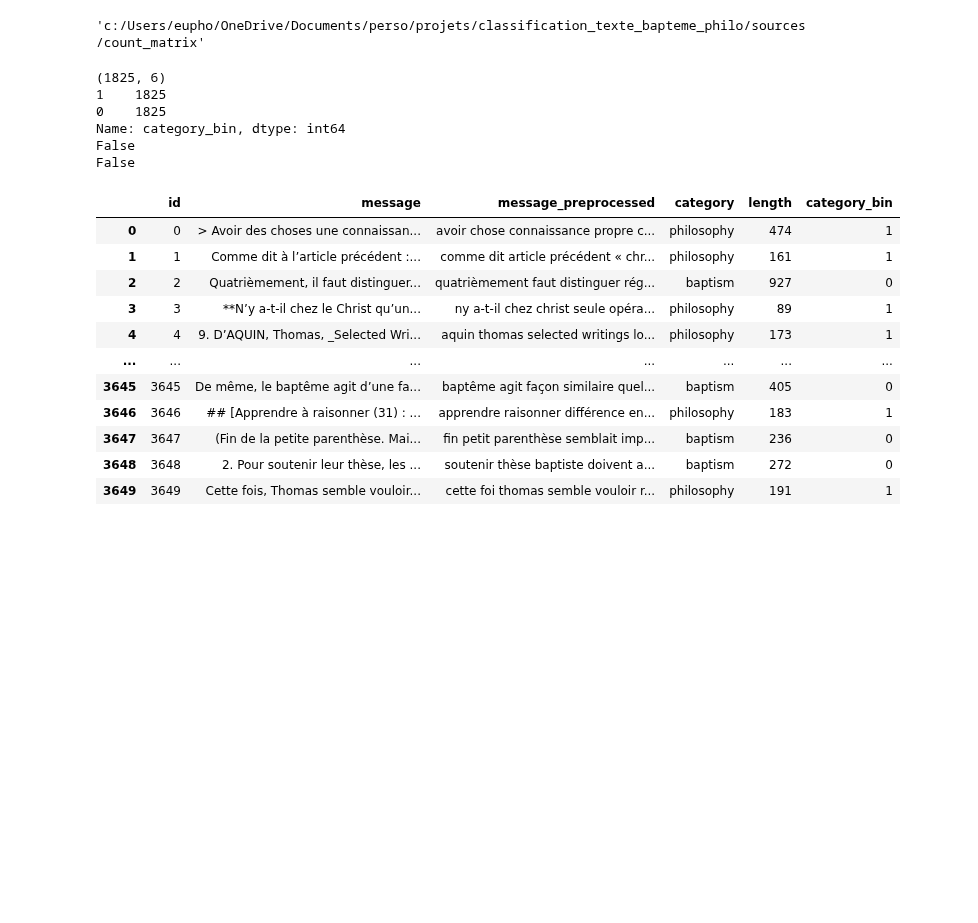
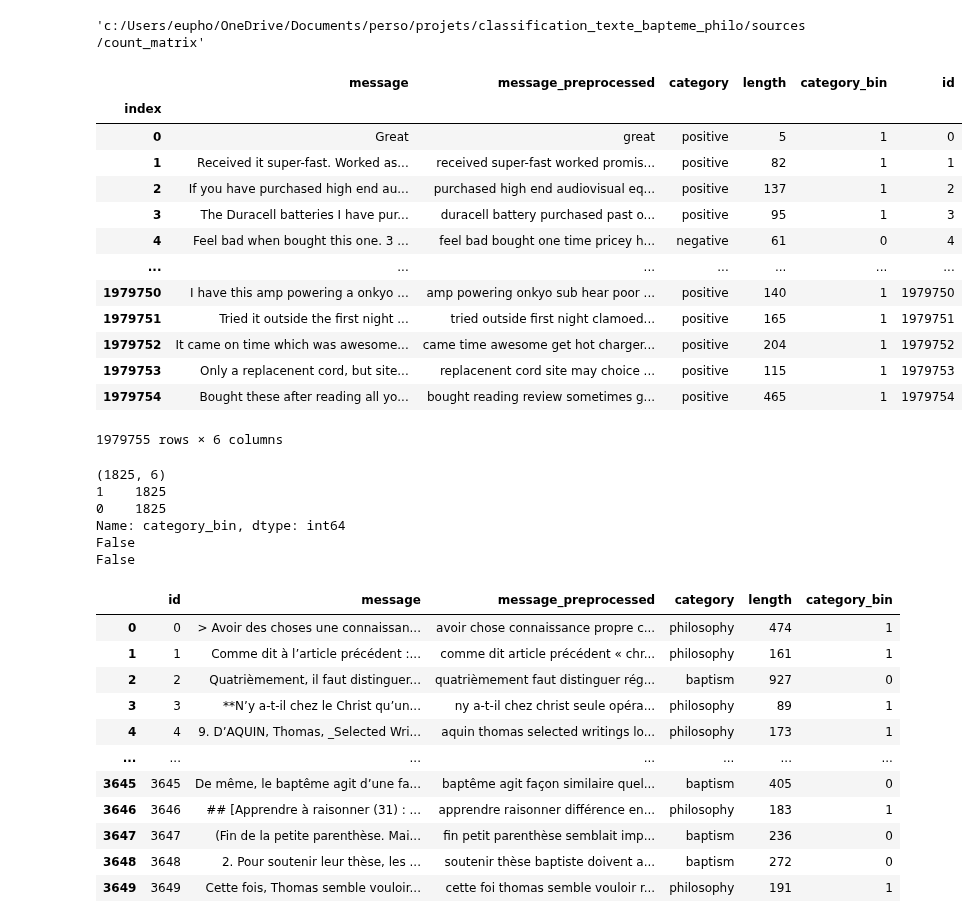
Before and after one commit to lolodino77/classification_texte_articles, a Jupyter notebook: sources/classification/count_matrix/1_count_matrix.ipynb, the cells around one changed output. Saved outputs shown, nothing was run; the diff lists cells and outputs as text; code cells hidden in the pictures; blank space fills up the shorter version.

```diff
--- a/sources/classification/count_matrix/1_count_matrix.ipynb
+++ b/sources/classification/count_matrix/1_count_matrix.ipynb
@@ -19,6 +19,24 @@ pd.set_option('display.max_colwidth', None) #afficher texte entier dans datafram
 current_folder
 # %% [output]
 'c:/Users/eupho/OneDrive/Documents/perso/projets/classification_texte_bapteme_philo/sources/count_matrix'
+# %%
+df = pd.read_parquet(r"C:\Users\eupho\OneDrive\Documents\perso\projets\backup\big_data\corpus_amazon.parquet")
+df
+# %% [output]
+|  | message | message_preprocessed | category | length | category_bin | id |
+| index |  |  |  |  |  |  |
+| 0 | Great | great | positive | 5 | 1 | 0 |
+| 1 | Received it super-fast. Worked as... | received super-fast worked promis... | positive | 82 | 1 | 1 |
+| 2 | If you have purchased high end au... | purchased high end audiovisual eq... | positive | 137 | 1 | 2 |
+| 3 | The Duracell batteries I have pur... | duracell battery purchased past o... | positive | 95 | 1 | 3 |
+| 4 | Feel bad when bought this one. 3 ... | feel bad bought one time pricey h... | negative | 61 | 0 | 4 |
+| ... | ... | ... | ... | ... | ... | ... |
+| 1979750 | I have this amp powering a onkyo ... | amp powering onkyo sub hear poor ... | positive | 140 | 1 | 1979750 |
+| 1979751 | Tried it outside the first night ... | tried outside first night clamoed... | positive | 165 | 1 | 1979751 |
+| 1979752 | It came on time which was awesome... | came time awesome get hot charger... | positive | 204 | 1 | 1979752 |
+| 1979753 | Only a replacenent cord, but site... | replacenent cord site may choice ... | positive | 115 | 1 | 1979753 |
+| 1979754 | Bought these after reading all yo... | bought reading review sometimes g... | positive | 465 | 1 | 1979754 |
+1979755 rows × 6 columns
 # %%
 current_folder = PureWindowsPath(globals()['_dh'][0]).as_posix()
 path_root = "/".join(current_folder.split("/")[:-2]) #remonter au dossier root du projet
```
Also changed, not shown: 54 other files.
